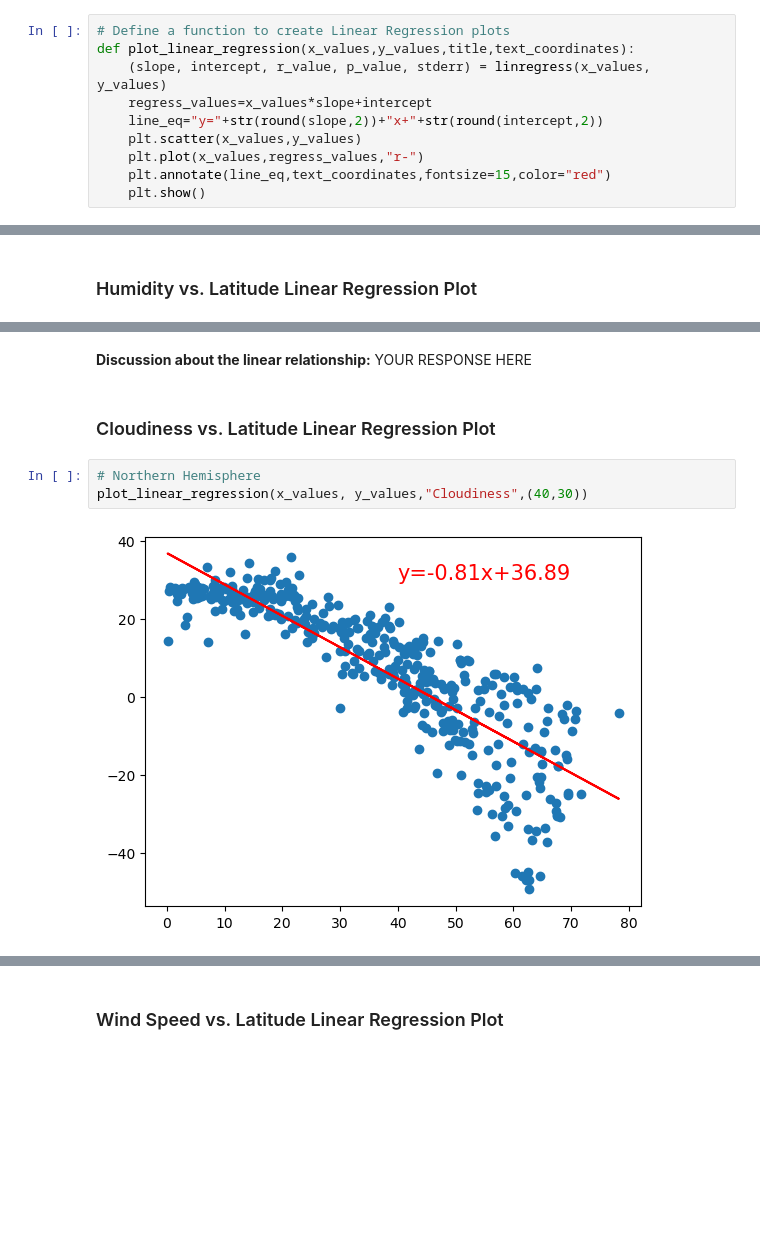
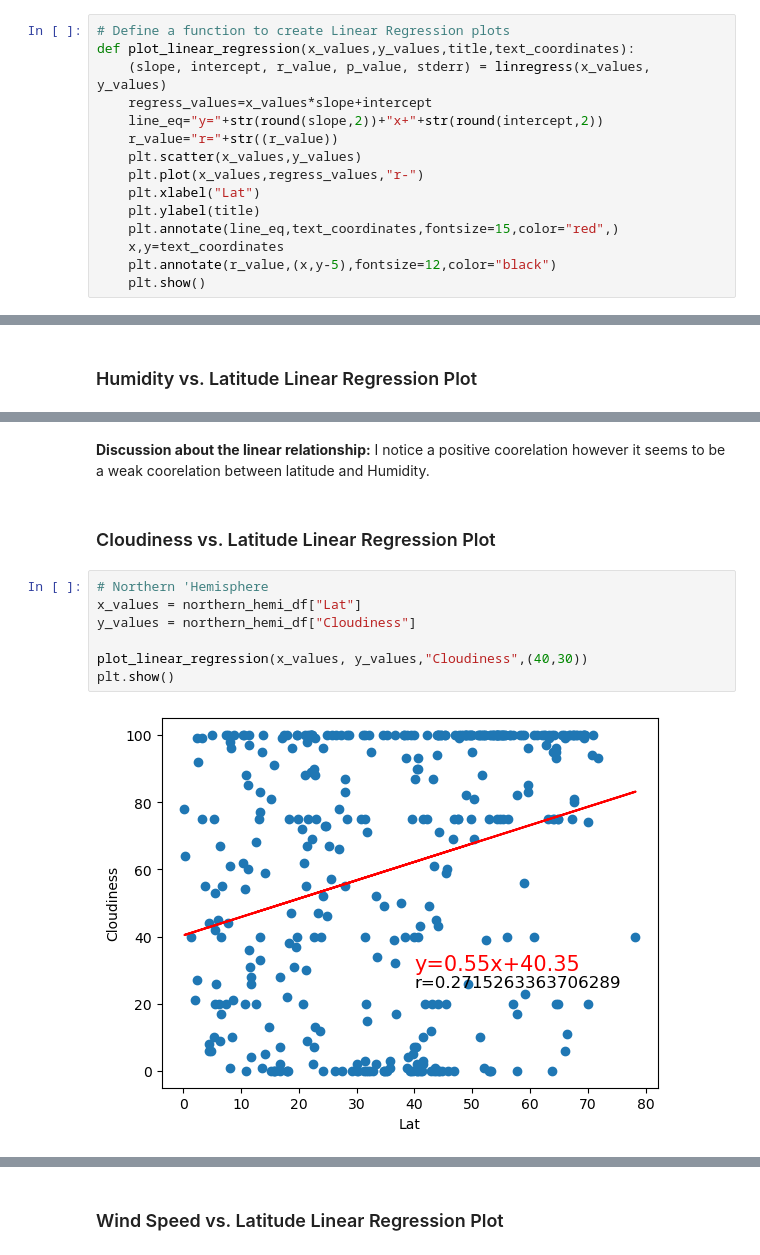
Before and after one commit to Prisca92/python-api-challenge, a Jupyter notebook: WeatherPy/WeatherPy.ipynb, the cells around one changed output, grey strips where cells are left out. Drawn from its saved outputs; the diff is of its cells as text; blank space fills up the shorter version.

```diff
--- a/WeatherPy/WeatherPy.ipynb
+++ b/WeatherPy/WeatherPy.ipynb
@@ -277,9 +282,14 @@ def plot_linear_regression(x_values,y_values,title,text_coordinates):
     (slope, intercept, r_value, p_value, stderr) = linregress(x_values, y_values)
     regress_values=x_values*slope+intercept
     line_eq="y="+str(round(slope,2))+"x+"+str(round(intercept,2))
+    r_value="r="+str((r_value))
     plt.scatter(x_values,y_values)
     plt.plot(x_values,regress_values,"r-")
-    plt.annotate(line_eq,text_coordinates,fontsize=15,color="red")
+    plt.xlabel("Lat")
+    plt.ylabel(title)
+    plt.annotate(line_eq,text_coordinates,fontsize=15,color="red",)
+    x,y=text_coordinates
+    plt.annotate(r_value,(x,y-5),fontsize=12,color="black")
     plt.show()
 # %%
 # Create a DataFrame with the Northern Hemisphere data (Latitude >= 0)
@@ -342,11 +364,15 @@ The r-value is: 0.0002808747046324607
-# %% [markdown]
-**Discussion about the linear relationship:** YOUR RESPONSE HERE
+# %% [markdown]
+**Discussion about the linear relationship:** I notice a positive coorelation however it seems to be a weak coorelation between latitude and Humidity.
 # %% [markdown]
 ### Cloudiness vs. Latitude Linear Regression Plot
 # %%
-# Northern Hemisphere
+# Northern 'Hemisphere
+x_values = northern_hemi_df["Lat"]
+y_values = northern_hemi_df["Cloudiness"]
+
 plot_linear_regression(x_values, y_values,"Cloudiness",(40,30))
+plt.show()
 # %% [output]
-[figure, old version]
+[figure, new version]
 # %%
 # Southern Hemisphere
```
Also changed, not shown: parts of 25 cells of this notebook.
